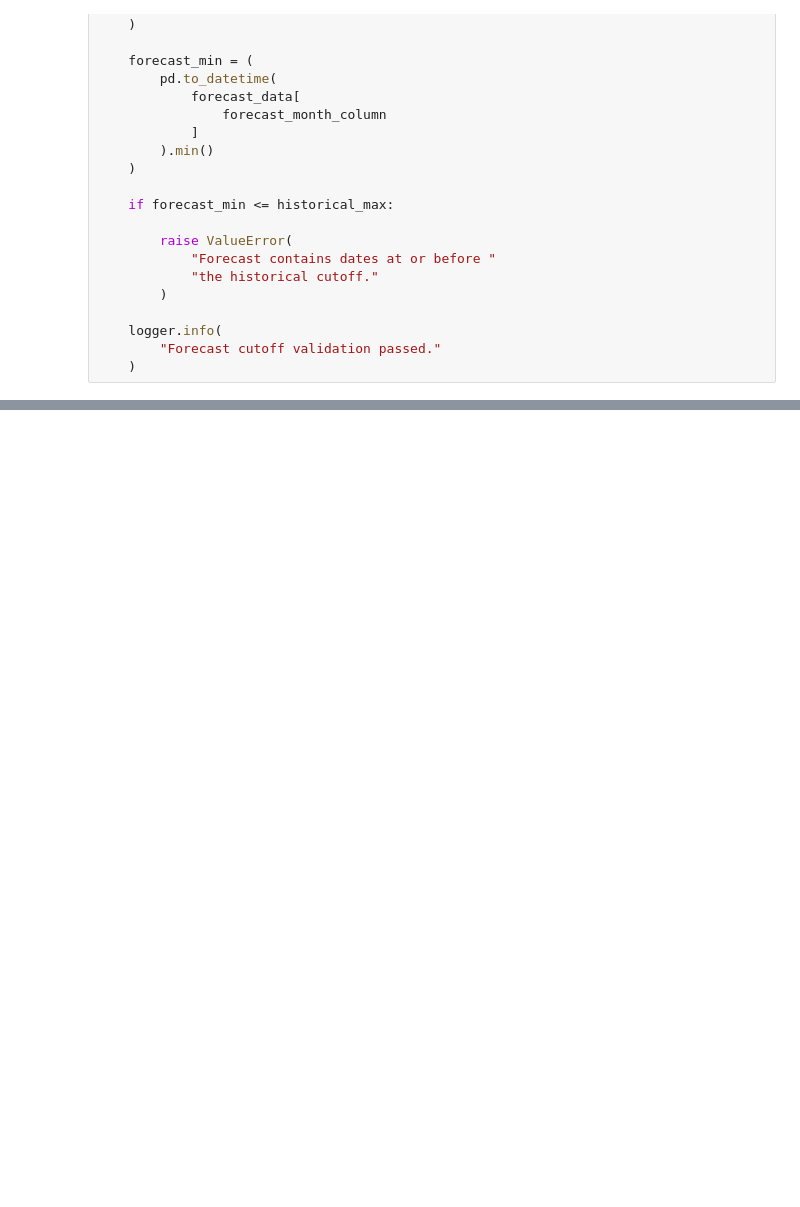
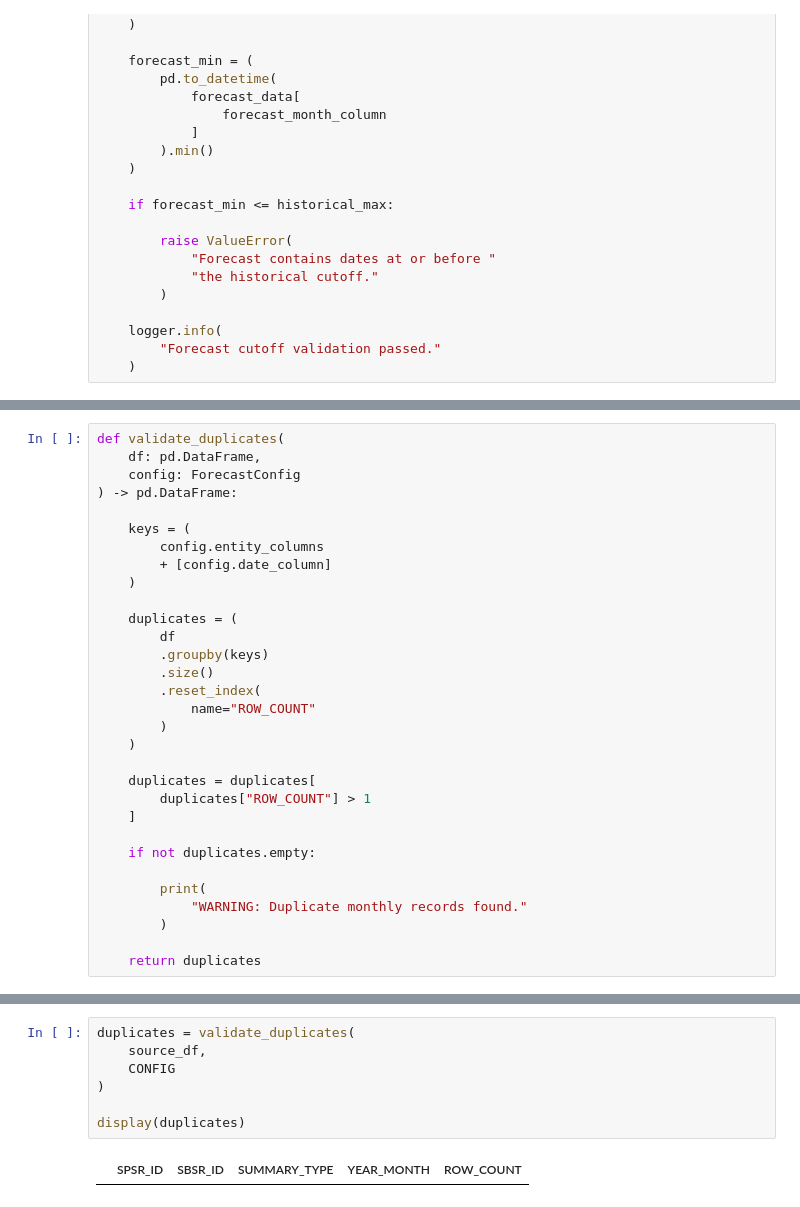
Before and after one commit to Uday1304/Snowflake-ai-ml-train_model, a Jupyter notebook: xgboost_forecast_mlflow.ipynb, the cells around one changed output, grey strips where cells are left out. Cells and saved outputs as stored; diff of their text form; blank space fills up the shorter version.

```diff
--- a/xgboost_forecast_mlflow.ipynb
+++ b/xgboost_forecast_mlflow.ipynb
@@ -4816,0 +5652,31 @@ validate_forecast_cutoff(
+# %%
+def validate_duplicates(
+    df: pd.DataFrame,
+    config: ForecastConfig
+) -> pd.DataFrame:
+
+    keys = (
+        config.entity_columns
+        + [config.date_column]
+    )
+
+    duplicates = (
+        df
+        .groupby(keys)
+        .size()
+        .reset_index(
+            name="ROW_COUNT"
+        )
+    )
+
+    duplicates = duplicates[
+        duplicates["ROW_COUNT"] > 1
+    ]
+
+    if not duplicates.empty:
+
+        print(
+            "WARNING: Duplicate monthly records found."
+        )
+
+    return duplicates
@@ -4816,0 +5729,9 @@ validate_forecast_cutoff(
+# %%
+duplicates = validate_duplicates(
+    source_df,
+    CONFIG
+)
+
+display(duplicates)
+# %% [output]
+|  | SPSR_ID | SBSR_ID | SUMMARY_TYPE | YEAR_MONTH | ROW_COUNT |
```
Also changed, not shown: parts of 100 cells of this notebook.
